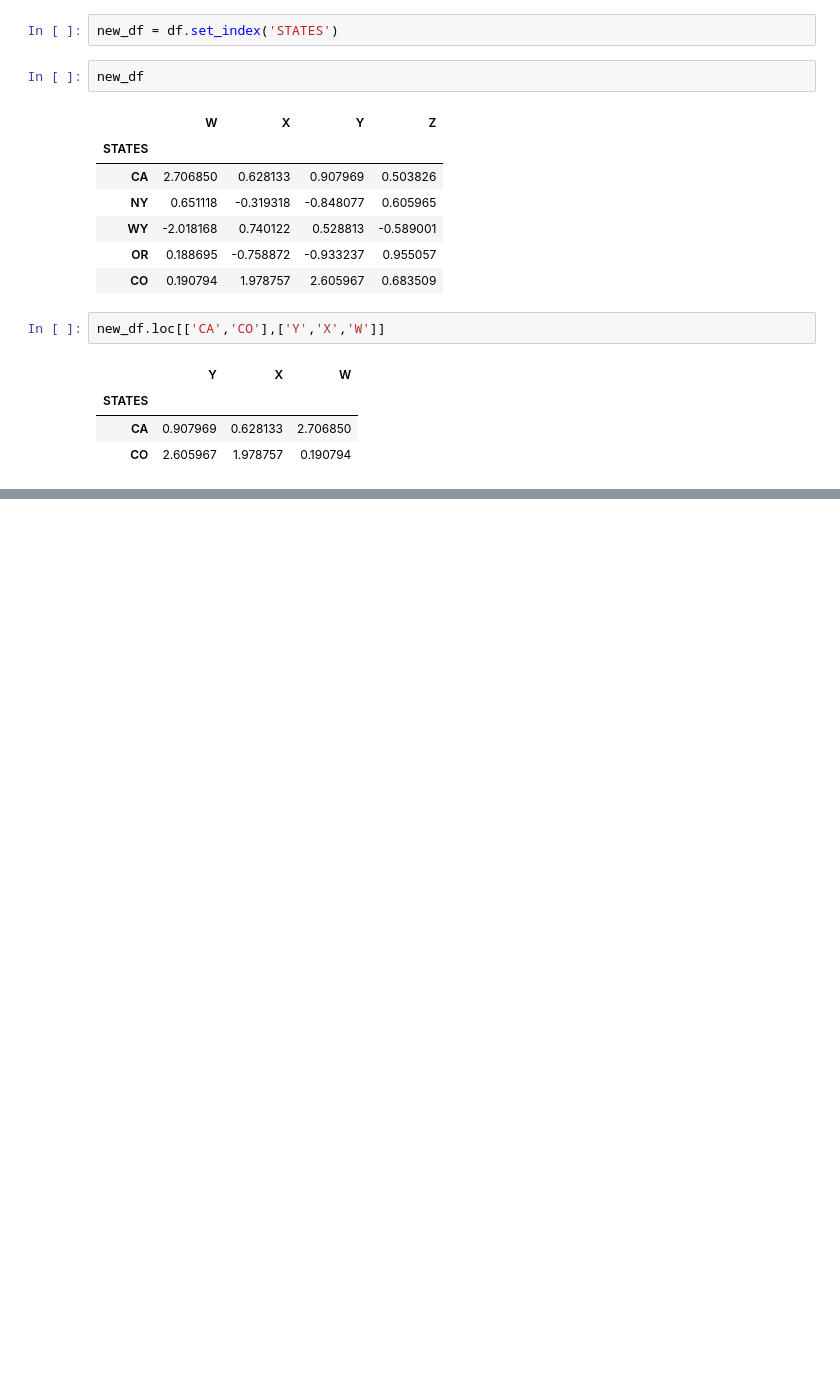
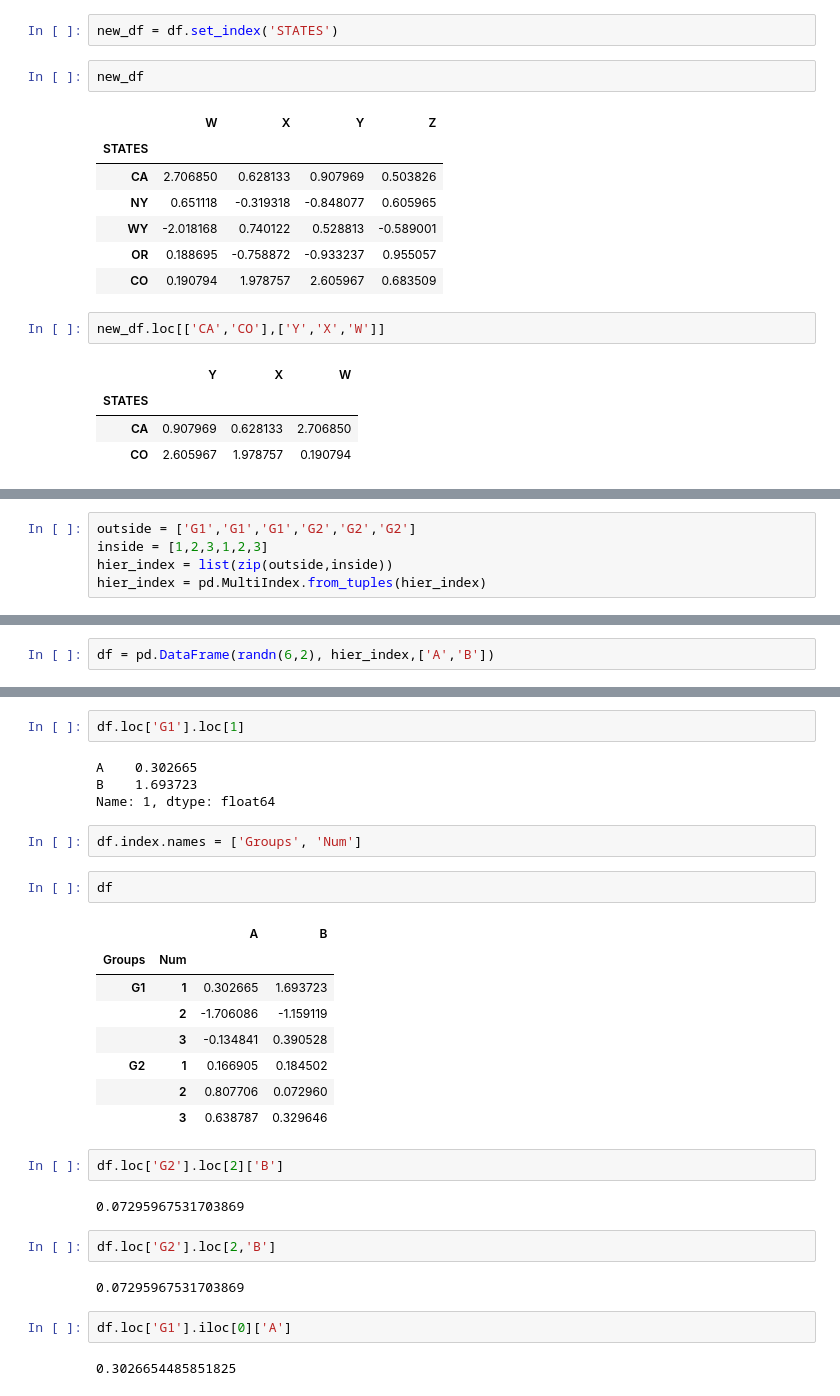
Before and after one commit to btrentini/python_practice, a Jupyter notebook: data_science_bootcamp/#bruno_files/Dataframes.ipynb, the cells around one changed output, grey strips where cells are left out. Drawn from its saved outputs; the diff is of its cells as text; blank space fills up the shorter version.

Commit message:
DataFrames part 3

```diff
--- a/data_science_bootcamp/#bruno_files/Dataframes.ipynb
+++ b/data_science_bootcamp/#bruno_files/Dataframes.ipynb
@@ -315,0 +332,5 @@ new_df.iloc[2]
+# %%
+outside = ['G1','G1','G1','G2','G2','G2']
+inside = [1,2,3,1,2,3]
+hier_index = list(zip(outside,inside))
+hier_index = pd.MultiIndex.from_tuples(hier_index)
@@ -315,0 +355,2 @@ new_df.iloc[2]
+# %%
+df = pd.DataFrame(randn(6,2), hier_index,['A','B'])
@@ -315,0 +367,31 @@ new_df.iloc[2]
+# %%
+df.loc['G1'].loc[1]
+# %% [output]
+A    0.302665
+B    1.693723
+Name: 1, dtype: float64
+# %%
+df.index.names = ['Groups', 'Num']
+# %%
+df
+# %% [output]
+|  |  | A | B |
+| Groups | Num |  |  |
+| G1 | 1 | 0.302665 | 1.693723 |
+|  | 2 | -1.706086 | -1.159119 |
+|  | 3 | -0.134841 | 0.390528 |
+| G2 | 1 | 0.166905 | 0.184502 |
+|  | 2 | 0.807706 | 0.072960 |
+|  | 3 | 0.638787 | 0.329646 |
+# %%
+df.loc['G2'].loc[2]['B']
+# %% [output]
+0.07295967531703869
+# %%
+df.loc['G2'].loc[2,'B']
+# %% [output]
+0.07295967531703869
+# %%
+df.loc['G1'].iloc[0]['A']
+# %% [output]
+0.3026654485851825
```
Also changed, not shown: parts of 11 cells of this notebook.
